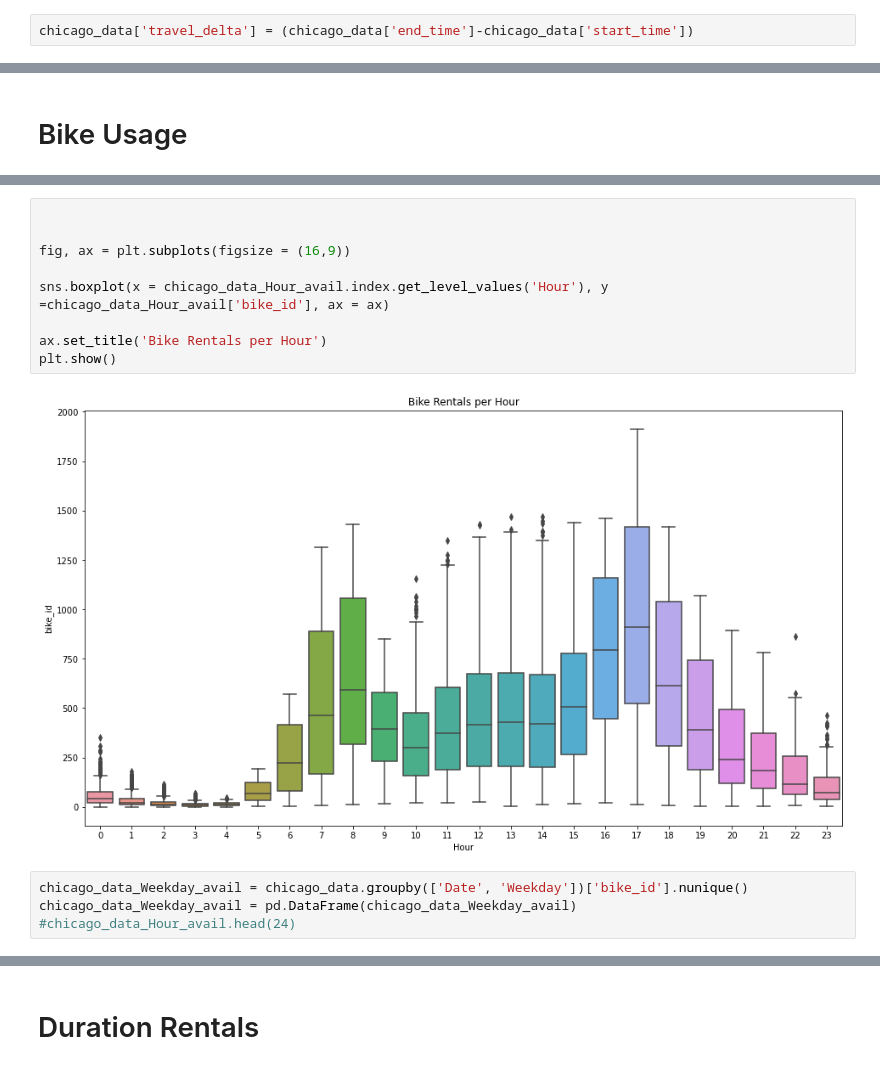
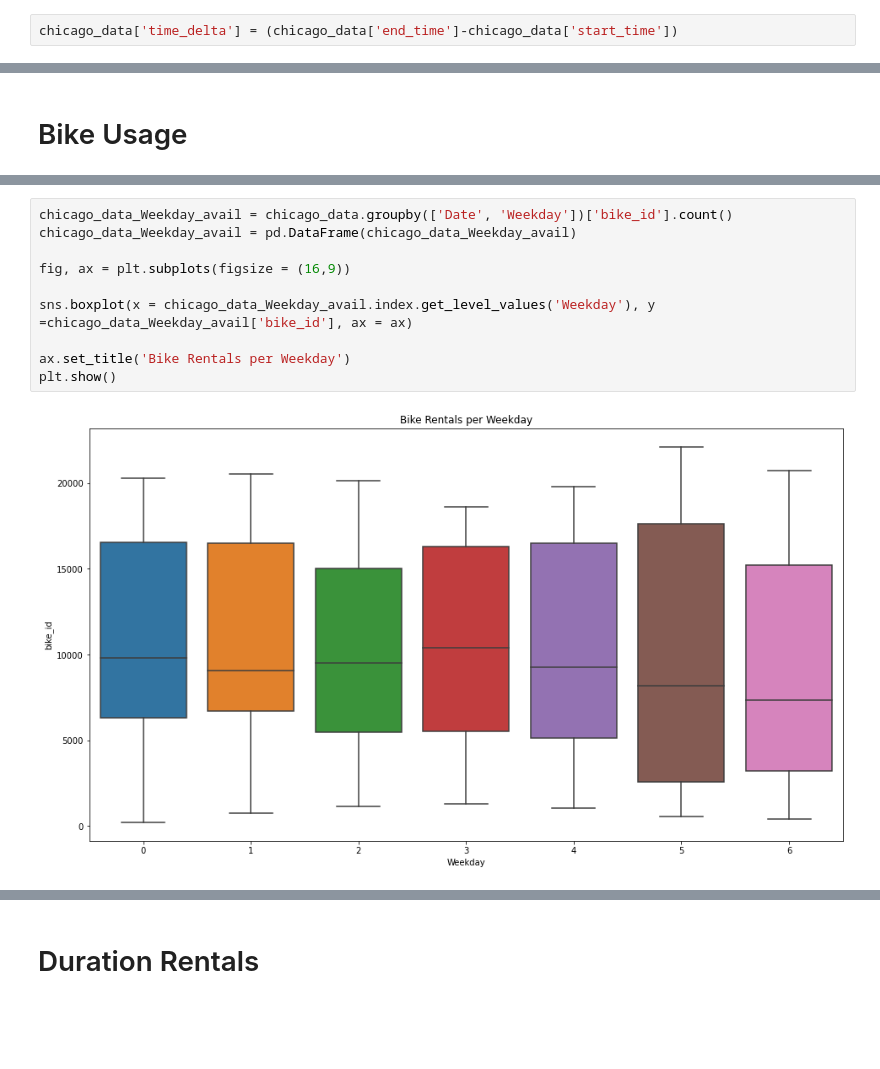
Before and after one commit to NeffIsBack/ThePredictors_DSML_Team_Assignment, a Jupyter notebook: Code_TeamAssignment.ipynb, the cells around one changed output, grey strips where cells are left out. Saved outputs shown, nothing was run; the diff lists cells and outputs as text; blank space fills up the shorter version.

```diff
--- a/Code_TeamAssignment.ipynb
+++ b/Code_TeamAssignment.ipynb
@@ -74,7 +74,7 @@ chicago_data['start_time']= pd.to_datetime(chicago_data['start_time'])
 # %%
 chicago_data['end_time'] = pd.to_datetime(chicago_data['end_time'])
 # %%
-chicago_data['travel_delta'] = (chicago_data['end_time']-chicago_data['start_time'])
+chicago_data['time_delta'] = (chicago_data['end_time']-chicago_data['start_time'])
 # %%
 chicago_data.sort_values(['start_time'], inplace = True)
 # %%
@@ -132,15 +226,12 @@ chicago_data_Hour_avail = pd.DataFrame(chicago_data_Hour_avail)
 # %%
-
+chicago_data_Weekday_avail = chicago_data.groupby(['Date', 'Weekday'])['bike_id'].count()
+chicago_data_Weekday_avail = pd.DataFrame(chicago_data_Weekday_avail)
 
 fig, ax = plt.subplots(figsize = (16,9))
 
-sns.boxplot(x = chicago_data_Hour_avail.index.get_level_values('Hour'), y =chicago_data_Hour_avail['bike_id'], ax = ax)
+sns.boxplot(x = chicago_data_Weekday_avail.index.get_level_values('Weekday'), y =chicago_data_Weekday_avail['bike_id'], ax = ax)
 
-ax.set_title('Bike Rentals per Hour')
+ax.set_title('Bike Rentals per Weekday')
 plt.show()
 # %% [output]
-[figure, old version]
+[figure, new version]
-# %%
-chicago_data_Weekday_avail = chicago_data.groupby(['Date', 'Weekday'])['bike_id'].nunique()
-chicago_data_Weekday_avail = pd.DataFrame(chicago_data_Weekday_avail)
-#chicago_data_Hour_avail.head(24)
```
Also changed, not shown: parts of 14 cells of this notebook.
